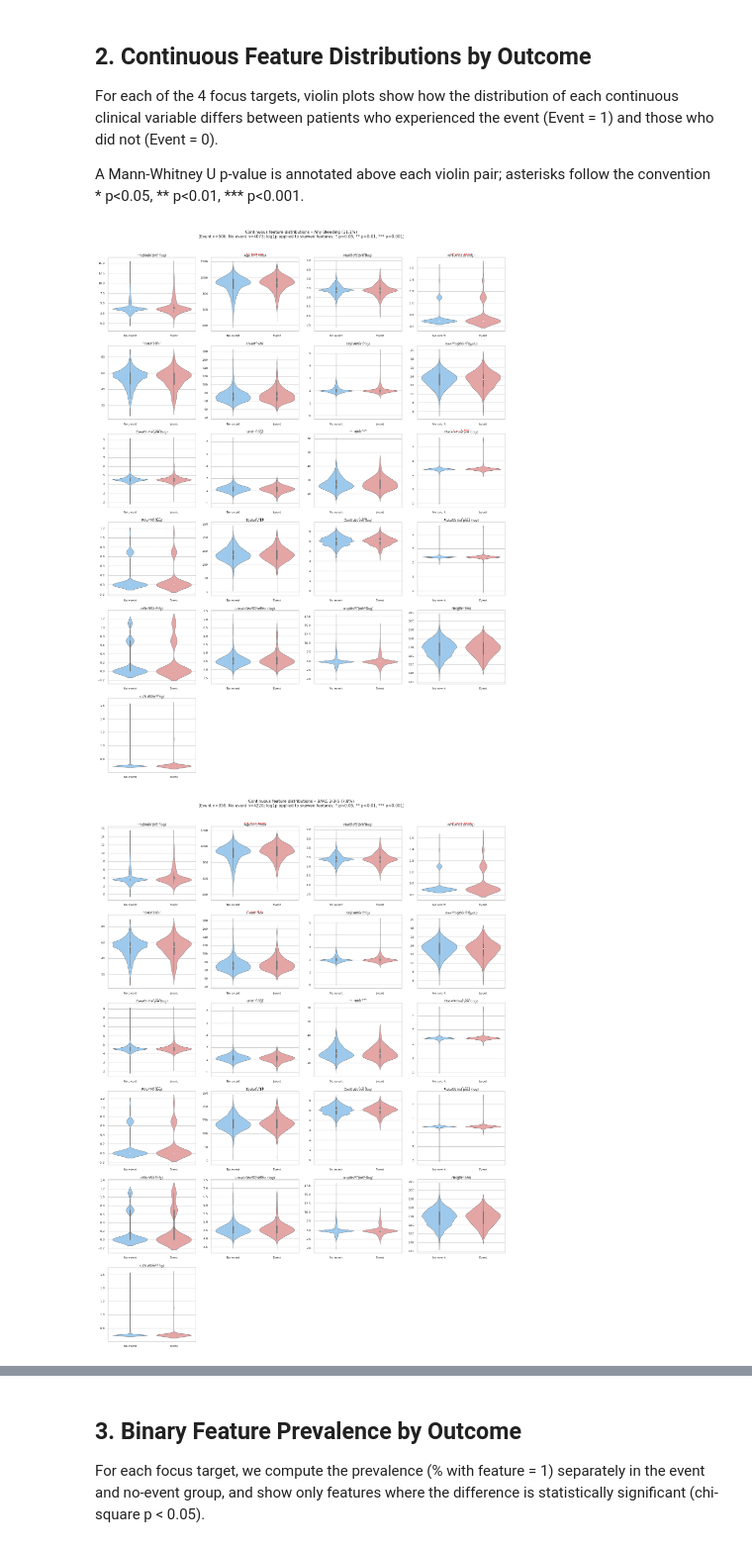
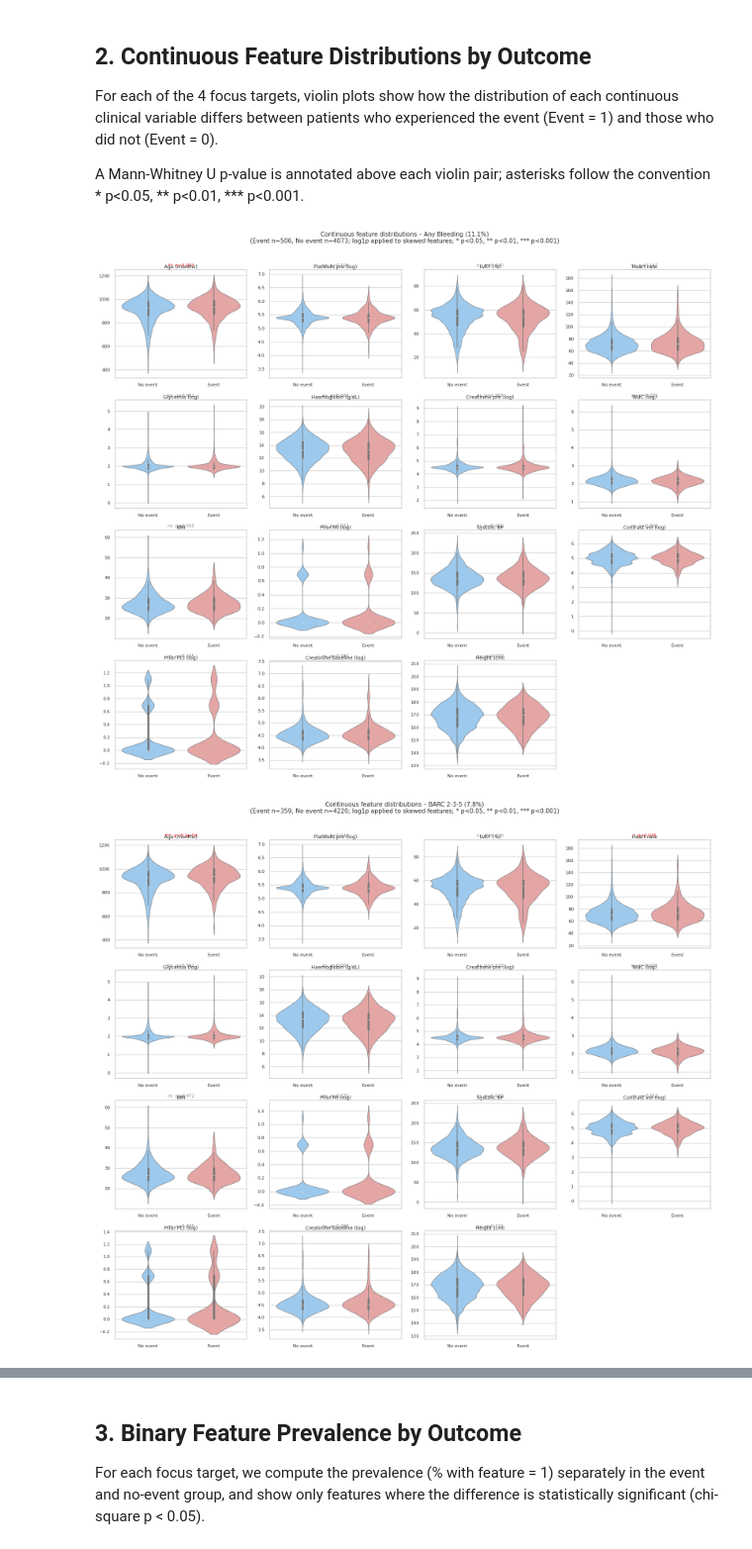
Before and after one commit to TommasoPioda/CATE-estimation-on-the-MASTER-DAPT-trial, a Jupyter notebook: data_exploration/03_feature_analysis.ipynb, the cells around one changed output, grey strips where cells are left out. Shown at 99% size. Cells and saved outputs as stored; diff of their text form; code cells hidden in the pictures.

Commit message:
Add outlier analysis and update cleaning/exploration pipeline
Co-Authored-By: Claude Opus 4.8 <noreply@anthropic.com>

```diff
--- a/data_exploration/03_feature_analysis.ipynb
+++ b/data_exploration/03_feature_analysis.ipynb
@@ -55,6 +55,16 @@ CONTINUOUS_FEATURES = [
     'pci_platelvol_ldis', 'prior_pci', 'prec_creatinine', 'pci_tropo_ldis',
     'height', 'fup_ccs'
 ]
+
+# Drop features removed by the cleaning pipeline (e.g. >40% missing) so this
+# notebook stays in sync with the current X_features.parquet schema.
+CONTINUOUS_FEATURES = [c for c in CONTINUOUS_FEATURES if c in X.columns]
+
+# Exploratory full-cohort median imputation of the (now un-imputed) numeric
+# features. There is no train/test split in this descriptive notebook, so
+# this is not leakage; predictive pipelines impute inside CV instead.
+X[CONTINUOUS_FEATURES] = X[CONTINUOUS_FEATURES].fillna(X[CONTINUOUS_FEATURES].median())
+
 
 BINARY_FEATURES = [c for c in X.columns
                    if c not in CONTINUOUS_FEATURES and c != 'regimen']
@@ -202,6 +212,7 @@ SKEWED = [
     'prec_wbc', 'pci_platelvol_pre', 'pci_platelvol_ldis', 'pci_glycemia',
     'contrast', 'fup_ccs', 'pci_platel_pre', 'prior_mi', 'prior_pci', 'fup_nyha'
 ]
+SKEWED = [c for c in SKEWED if c in X.columns]
 
 # Log1p-transform skewed features for display
 X_disp = X[CONTINUOUS_FEATURES].astype(float).copy()
@@ -261,32 +272,32 @@ for target_col, target_lbl in FOCUS_TARGETS.items():
             data=plot_df, x='group', y='value',
             order=['No event', 'Event'],
             palette=['#90CAF9', '#EF9A9A'],
             inner='box', linewidth=0.8, ax=ax
         )
 
         stars, p = mw_stars(g0, g1)
         color = 'red' if p < 0.05 else 'gray'
         ymax = plot_df['value'].max()
         ax.text(0.5, 1.02, f'{stars}  p={p:.3f}' if p >= 0.001 else f'{stars}  p={p:.1e}',
                 transform=ax.transAxes, ha='center', va='bottom',
                 fontsize=8, color=color)
 
         ax.set_title(FEAT_LABELS.get(feat, feat), fontsize=9, pad=2)
         ax.set_xlabel('')
         ax.set_ylabel('')
         ax.tick_params(labelsize=8)
 
     for j in range(len(CONTINUOUS_FEATURES), len(axes)):
         axes[j].set_visible(False)
 
     fig.suptitle(
         f'Continuous feature distributions – {target_lbl}\n'
         f'(Event n={n_event}, No event n={len(y_col)-n_event}; '
         f'log1p applied to skewed features; * p<0.05, ** p<0.01, *** p<0.001)',
         fontsize=11, y=1.01
     )
     plt.tight_layout()
     plt.show()
 # %% [output]
-[figure, old version]
+[figure, new version]
-[figure, old version]
+[figure, new version]
```
Also changed, not shown: parts of 12 cells of this notebook, 7 other files.
